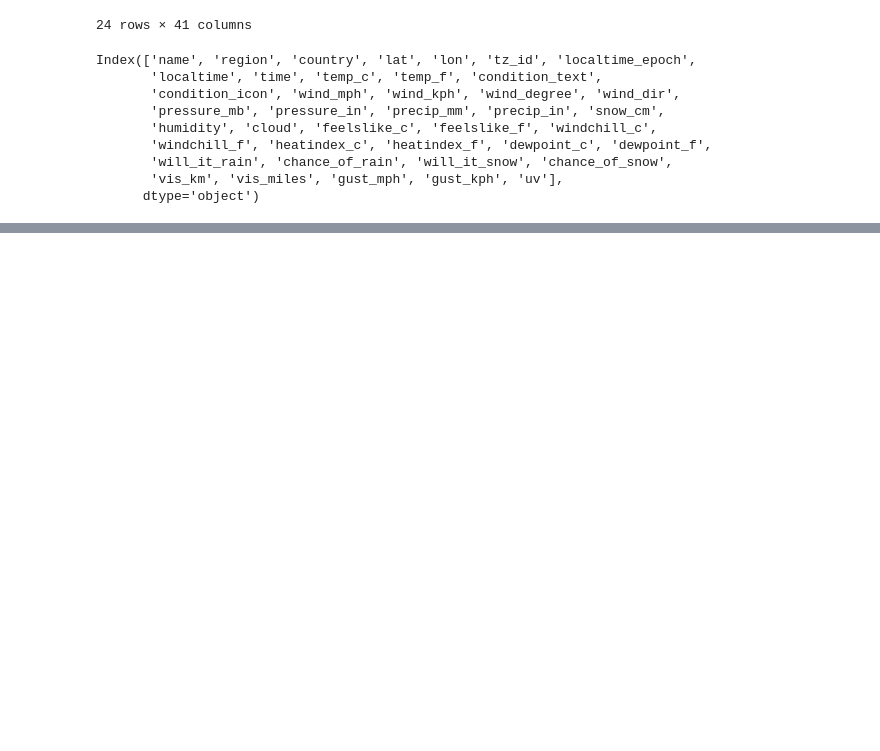
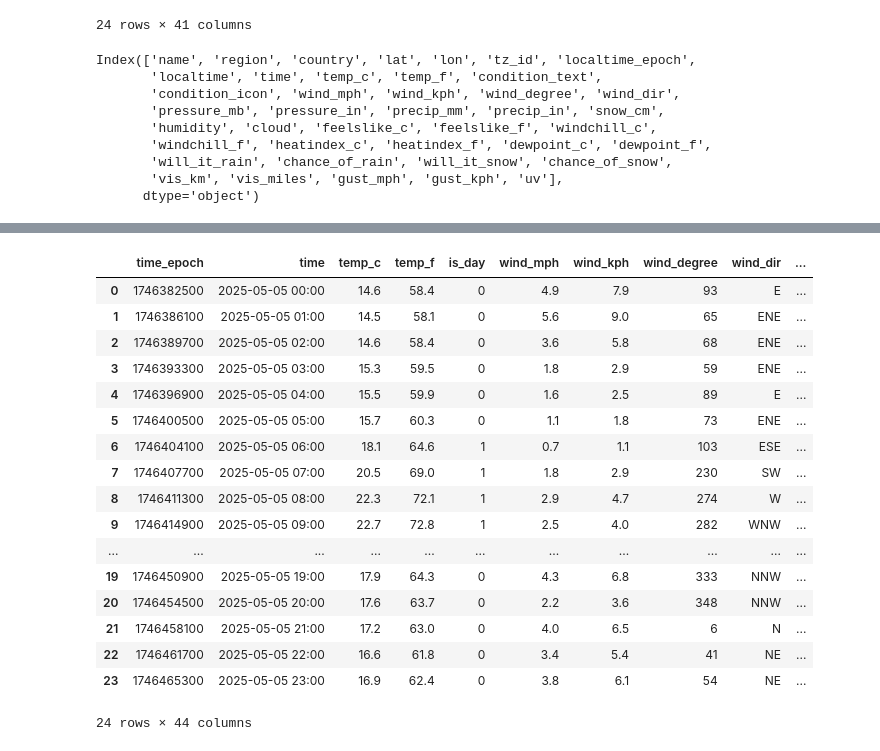
Before and after one commit to abhinandanshrestha/airflowdbt, a Jupyter notebook: dags/el.ipynb, the cells around one changed output, grey strips where cells are left out. Drawn from its saved outputs; the diff is of its cells as text; code cells hidden in the pictures; blank space fills up the shorter version.

```diff
--- a/dags/el.ipynb
+++ b/dags/el.ipynb
@@ -211,0 +210,11 @@ Index(['name', 'region', 'country', 'lat', 'lon', 'tz_id', 'localtime_epoch',
+# %%
+import pandas as pd
+import requests
+from datetime import datetime
+
+API_URL = f"http://api.weatherapi.com/v1/history.json?key=7bf13464e9e04c8984f134342232606&q=Kathmandu&dt="
+
+response = requests.get(API_URL + str(datetime.now().date()))
+response.raise_for_status()
+data = response.json()
+data
@@ -211,0 +239,33 @@ Index(['name', 'region', 'country', 'lat', 'lon', 'tz_id', 'localtime_epoch',
+# %%
+# Flatten the data json and then create a raw dataframe
+pd.json_normalize(
+    data["forecast"]["forecastday"][0]["hour"]
+).assign(
+    name=data['location']['name'],
+    region=data['location']['region'],
+    country=data['location']['country'],
+    lat=data['location']['lat'],
+    lon=data['location']['lon'],
+    tz_id=data['location']['tz_id'],
+    localtime_epoch=data['location']['localtime_epoch'],
+    localtime=data['location']['localtime']
+)
+# %% [output]
+|  | time_epoch | time | temp_c | temp_f | is_day | wind_mph | wind_kph | wind_degree | wind_dir | ... |
+| 0 | 1746382500 | 2025-05-05 00:00 | 14.6 | 58.4 | 0 | 4.9 | 7.9 | 93 | E | ... |
+| 1 | 1746386100 | 2025-05-05 01:00 | 14.5 | 58.1 | 0 | 5.6 | 9.0 | 65 | ENE | ... |
+| 2 | 1746389700 | 2025-05-05 02:00 | 14.6 | 58.4 | 0 | 3.6 | 5.8 | 68 | ENE | ... |
+| 3 | 1746393300 | 2025-05-05 03:00 | 15.3 | 59.5 | 0 | 1.8 | 2.9 | 59 | ENE | ... |
+| 4 | 1746396900 | 2025-05-05 04:00 | 15.5 | 59.9 | 0 | 1.6 | 2.5 | 89 | E | ... |
+| 5 | 1746400500 | 2025-05-05 05:00 | 15.7 | 60.3 | 0 | 1.1 | 1.8 | 73 | ENE | ... |
+| 6 | 1746404100 | 2025-05-05 06:00 | 18.1 | 64.6 | 1 | 0.7 | 1.1 | 103 | ESE | ... |
+| 7 | 1746407700 | 2025-05-05 07:00 | 20.5 | 69.0 | 1 | 1.8 | 2.9 | 230 | SW | ... |
+| 8 | 1746411300 | 2025-05-05 08:00 | 22.3 | 72.1 | 1 | 2.9 | 4.7 | 274 | W | ... |
+| 9 | 1746414900 | 2025-05-05 09:00 | 22.7 | 72.8 | 1 | 2.5 | 4.0 | 282 | WNW | ... |
+| ... | ... | ... | ... | ... | ... | ... | ... | ... | ... | ... |
+| 19 | 1746450900 | 2025-05-05 19:00 | 17.9 | 64.3 | 0 | 4.3 | 6.8 | 333 | NNW | ... |
+| 20 | 1746454500 | 2025-05-05 20:00 | 17.6 | 63.7 | 0 | 2.2 | 3.6 | 348 | NNW | ... |
+| 21 | 1746458100 | 2025-05-05 21:00 | 17.2 | 63.0 | 0 | 4.0 | 6.5 | 6 | N | ... |
+| 22 | 1746461700 | 2025-05-05 22:00 | 16.6 | 61.8 | 0 | 3.4 | 5.4 | 41 | NE | ... |
+| 23 | 1746465300 | 2025-05-05 23:00 | 16.9 | 62.4 | 0 | 3.8 | 6.1 | 54 | NE | ... |
+24 rows × 44 columns
```
Also changed, not shown: parts of 5 cells of this notebook.
